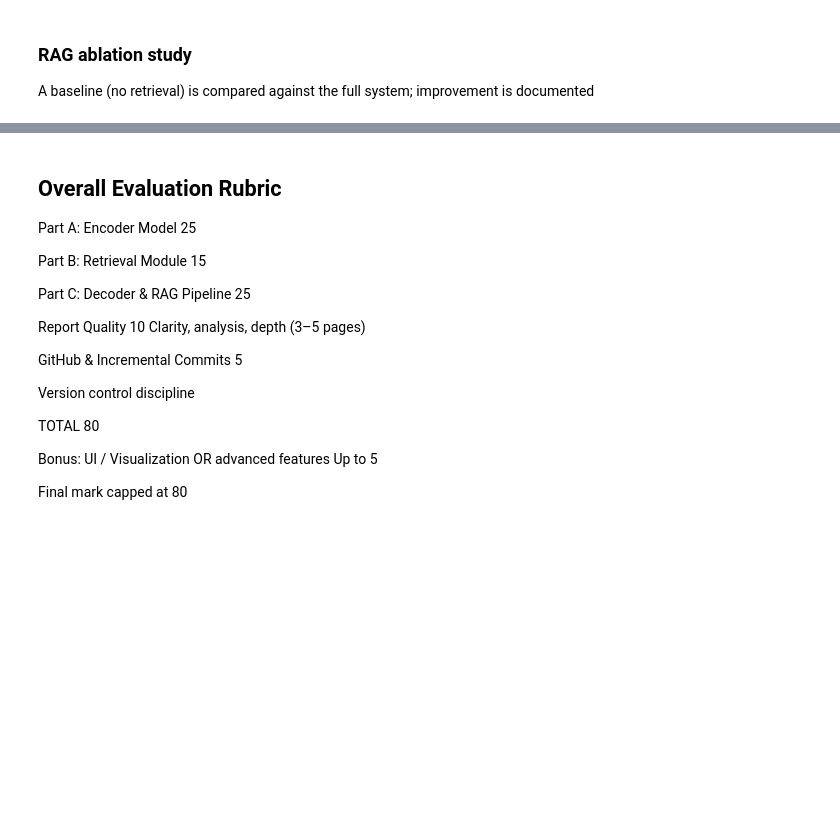
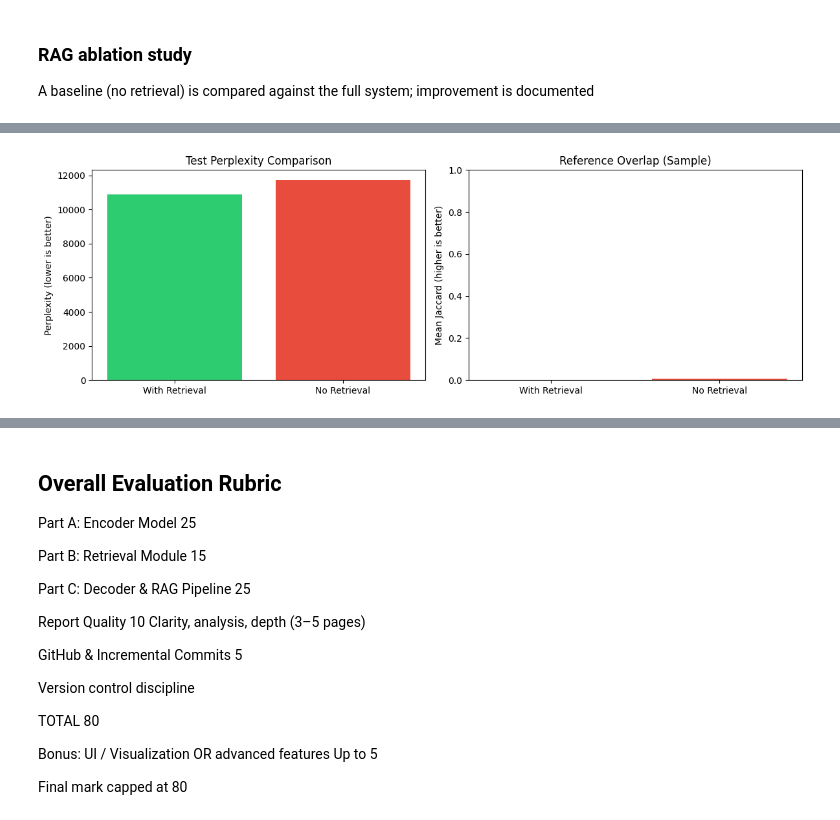
Before and after one commit to fatima-1206/i232616-NLP-Assignment3, a Jupyter notebook: i232616-NLP-Assignment3.ipynb, the cells around one changed output, grey strips where cells are left out. Cells and saved outputs as stored; diff of their text form; code cells hidden in the pictures; blank space fills up the shorter version.

```diff
--- a/i232616-NLP-Assignment3.ipynb
+++ b/i232616-NLP-Assignment3.ipynb
@@ -1334,3 +2435,92 @@ explanations are presented  and analysed for coherence  and relevance
 ### RAG ablation study
 
 A baseline (no retrieval) is  compared against the full  system; improvement is  documented
+# %%
+# RAG ablation study: compare decoder performance with and without retrieval context
+
+# Compute perplexity in both settings
+nll_with_ret, ppl_with_ret = run_epoch(partC_test_loader, train=False)
+nll_no_ret, ppl_no_ret = run_epoch(partC_test_no_ret_loader, train=False)
+
+# Lightweight lexical overlap against references for generated outputs
+
+def token_set(text):
+    return set(tokenize_text(clean_text(text)))
+
+
+def jaccard(a, b):
+    sa, sb = token_set(a), token_set(b)
+    if len(sa | sb) == 0:
+        return 0.0
+    return len(sa & sb) / len(sa | sb)
+
+sample_eval_indices = [5, 15, 30, 45, 60]
+rows = []
+
+for idx in sample_eval_indices:
+    full_ex = partC_test_examples[idx]
+    base_ex = partC_test_examples_no_retrieval[idx]
+
+    gen_full = generate_explanation(decoder_model, full_ex['prompt'], max_new_tokens=45, temperature=0.8, top_k=30)
+    gen_base = generate_explanation(decoder_model, base_ex['prompt'], max_new_tokens=45, temperature=0.8, top_k=30)
+
+    ref = full_ex['target']
+    rows.append({
+        'idx': int(idx),
+        'jaccard_full': float(jaccard(gen_full, ref)),
+        'jaccard_baseline': float(jaccard(gen_base, ref)),
+    })
+
+ablation_df = pd.DataFrame(rows)
+mean_jaccard_full = float(ablation_df['jaccard_full'].mean())
+mean_jaccard_baseline = float(ablation_df['jaccard_baseline'].mean())
+
+print("\n" + "=" * 80)
+print("RAG ABLATION STUDY")
+print("=" * 80)
+print(f"Perplexity with retrieval context:    {ppl_with_ret:.2f}")
+print(f"Perplexity without retrieval context: {ppl_no_ret:.2f}")
+print(f"Relative PPL change (%): {((ppl_no_ret - ppl_with_ret) / max(ppl_with_ret, 1e-9)) * 100:.2f}")
+print("\nJaccard overlap with references on sample generations:")
+print(ablation_df.to_string(index=False))
+print(f"Mean Jaccard (with retrieval): {mean_jaccard_full:.4f}")
+print(f"Mean Jaccard (baseline):       {mean_jaccard_baseline:.4f}")
+
+# Visualization
+fig, axes = plt.subplots(1, 2, figsize=(12, 4))
+axes[0].bar(['With Retrieval', 'No Retrieval'], [ppl_with_ret, ppl_no_ret], color=['#2ecc71', '#e74c3c'])
+axes[0].set_title('Test Perplexity Comparison')
+axes[0].set_ylabel('Perplexity (lower is better)')
+
+axes[1].bar(['With Retrieval', 'No Retrieval'], [mean_jaccard_full, mean_jaccard_baseline], color=['#2ecc71', '#e74c3c'])
+axes[1].set_title('Reference Overlap (Sample)')
+axes[1].set_ylabel('Mean Jaccard (higher is better)')
+axes[1].set_ylim(0, 1)
+
+plt.tight_layout()
+plt.savefig('results/partC_rag_ablation_study.png', dpi=300, bbox_inches='tight')
+plt.show()
+
+ablation_results = {
+    'with_retrieval': {
+        'test_nll': float(nll_with_ret),
+        'test_perplexity': float(ppl_with_ret),
+        'mean_jaccard_sample': mean_jaccard_full,
+    },
+    'without_retrieval': {
+        'test_nll': float(nll_no_ret),
+        'test_perplexity': float(ppl_no_ret),
+        'mean_jaccard_sample': mean_jaccard_baseline,
+    },
+    'delta': {
+        'perplexity_change_percent': float(((ppl_no_ret - ppl_with_ret) / max(ppl_with_ret, 1e-9)) * 100),
+        'jaccard_change': float(mean_jaccard_full - mean_jaccard_baseline),
+    },
+}
+
+with open('results/partC_rag_ablation_study.json', 'w') as f:
+    json.dump(ablation_results, f, indent=2)
+
+print("Saved ablation report to results/partC_rag_ablation_study.json")
+print("Saved ablation plot to results/partC_rag_ablation_study.png")
+# %% [output]
@@ -1336,0 +2543 @@ A baseline (no retrieval) is  compared against the full  system; improvement is
+[figure, added]
```
Also changed, not shown: parts of 43 cells of this notebook.
